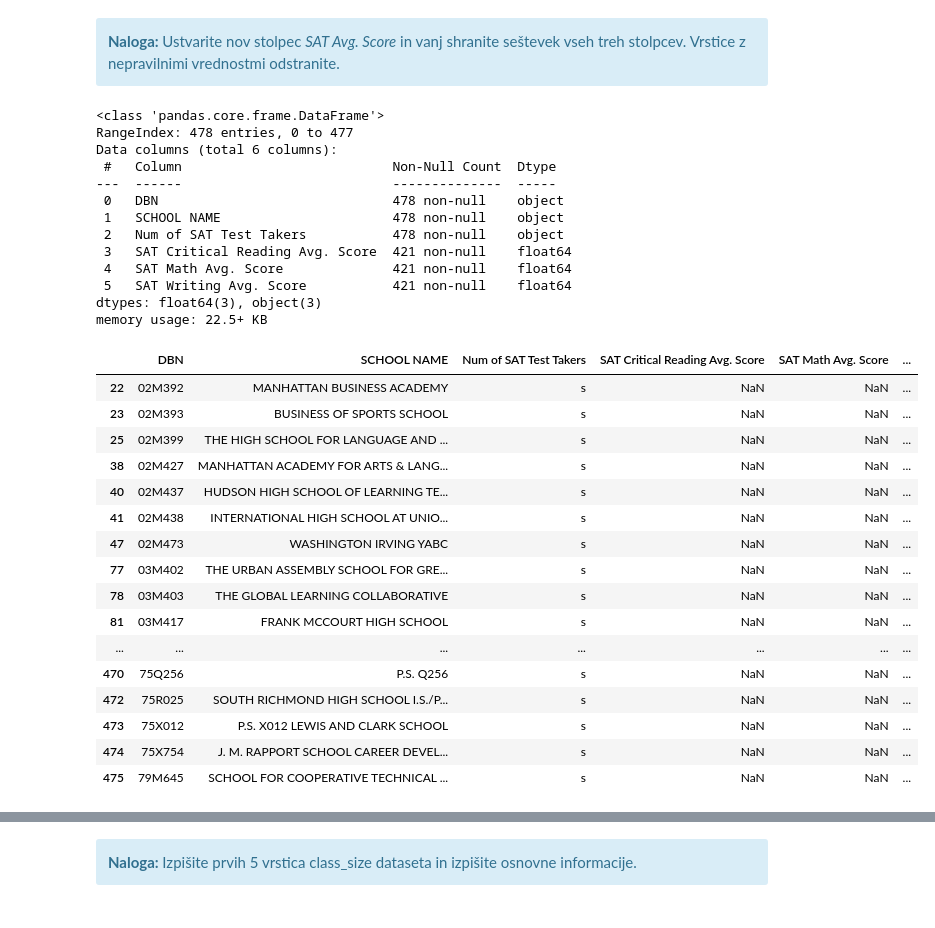
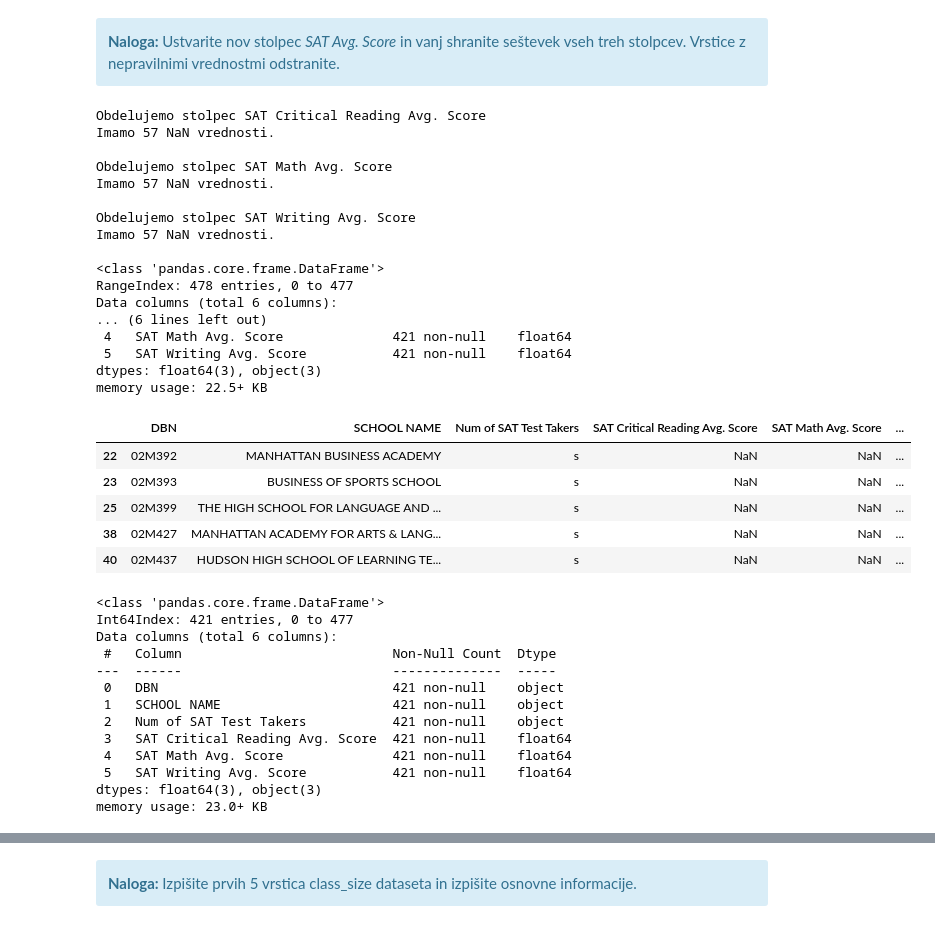
Before and after one commit to Nixxomatic/Analitika-podatkov-2, a Jupyter notebook: 01_Ponovitev/01_Ponovitev_CLEAN.ipynb, the cells around one changed output, grey strips where cells are left out. Drawn from its saved outputs; the diff is of its cells as text; code cells hidden in the pictures.

```diff
--- a/01_Ponovitev/01_Ponovitev_CLEAN.ipynb
+++ b/01_Ponovitev/01_Ponovitev_CLEAN.ipynb
@@ -82,43 +90,53 @@ Vrstice z nepravilnimi vrednostmi odstranite.
 
 for col in ["SAT Critical Reading Avg. Score", "SAT Math Avg. Score", "SAT Writing Avg. Score"]:
     sat_results[col] = pd.to_numeric(sat_results[col], errors="coerce")
-
     #coerce ga prisili da izvede zadevo, ampak zapiše NaN kjer ne more pretvorit v številko.
-
+    print(f"Obdelujemo stolpec {col}")
+    print(f"Imamo {sat_results[col].isnull().sum()} NaN vrednosti.")
+    print()
 sat_results.info()
 # %% [output]
+Obdelujemo stolpec SAT Critical Reading Avg. Score
+Imamo 57 NaN vrednosti.
+
+Obdelujemo stolpec SAT Math Avg. Score
+Imamo 57 NaN vrednosti.
+
+Obdelujemo stolpec SAT Writing Avg. Score
+Imamo 57 NaN vrednosti.
+
 <class 'pandas.core.frame.DataFrame'>
 RangeIndex: 478 entries, 0 to 477
 Data columns (total 6 columns):
- #   Column                           Non-Null Count  Dtype
----  ------                           --------------  -----
- 0   DBN                              478 non-null    object
- 1   SCHOOL NAME                      478 non-null    object
- 2   Num of SAT Test Takers           478 non-null    object
- 3   SAT Critical Reading Avg. Score  421 non-null    float64
+... (6 lines left out)
  4   SAT Math Avg. Score              421 non-null    float64
  5   SAT Writing Avg. Score           421 non-null    float64
 dtypes: float64(3), object(3)
 memory usage: 22.5+ KB
 # %%
-sat_results[sat_results["SAT Critical Reading Avg. Score"].isnull()]
+sat_results[sat_results["SAT Critical Reading Avg. Score"].isnull()].head()
 # %% [output]
 |  | DBN | SCHOOL NAME | Num of SAT Test Takers | SAT Critical Reading Avg. Score | SAT Math Avg. Score | ... |
 | 22 | 02M392 | MANHATTAN BUSINESS ACADEMY | s | NaN | NaN | ... |
 | 23 | 02M393 | BUSINESS OF SPORTS SCHOOL | s | NaN | NaN | ... |
 | 25 | 02M399 | THE HIGH SCHOOL FOR LANGUAGE AND ... | s | NaN | NaN | ... |
 | 38 | 02M427 | MANHATTAN ACADEMY FOR ARTS & LANG... | s | NaN | NaN | ... |
 | 40 | 02M437 | HUDSON HIGH SCHOOL OF LEARNING TE... | s | NaN | NaN | ... |
-| 41 | 02M438 | INTERNATIONAL HIGH SCHOOL AT UNIO... | s | NaN | NaN | ... |
-| 47 | 02M473 | WASHINGTON IRVING YABC | s | NaN | NaN | ... |
-| 77 | 03M402 | THE URBAN ASSEMBLY SCHOOL FOR GRE... | s | NaN | NaN | ... |
-| 78 | 03M403 | THE GLOBAL LEARNING COLLABORATIVE | s | NaN | NaN | ... |
-| 81 | 03M417 | FRANK MCCOURT HIGH SCHOOL | s | NaN | NaN | ... |
-| ... | ... | ... | ... | ... | ... | ... |
-| 470 | 75Q256 | P.S. Q256 | s | NaN | NaN | ... |
-| 472 | 75R025 | SOUTH RICHMOND HIGH SCHOOL I.S./P... | s | NaN | NaN | ... |
-| 473 | 75X012 | P.S. X012 LEWIS AND CLARK SCHOOL | s | NaN | NaN | ... |
-| 474 | 75X754 | J. M. RAPPORT SCHOOL CAREER DEVEL... | s | NaN | NaN | ... |
-| 475 | 79M645 | SCHOOL FOR COOPERATIVE TECHNICAL ... | s | NaN | NaN | ... |
 # %%
 sat_results = sat_results[sat_results["SAT Critical Reading Avg. Score"].notnull()]
+
+sat_results.info()
+# %% [output]
+<class 'pandas.core.frame.DataFrame'>
+Int64Index: 421 entries, 0 to 477
+Data columns (total 6 columns):
+ #   Column                           Non-Null Count  Dtype
+---  ------                           --------------  -----
+ 0   DBN                              421 non-null    object
+ 1   SCHOOL NAME                      421 non-null    object
+ 2   Num of SAT Test Takers           421 non-null    object
+ 3   SAT Critical Reading Avg. Score  421 non-null    float64
+ 4   SAT Math Avg. Score              421 non-null    float64
+ 5   SAT Writing Avg. Score           421 non-null    float64
+dtypes: float64(3), object(3)
+memory usage: 23.0+ KB
```
Also changed, not shown: parts of 21 cells of this notebook, 21 other files.
